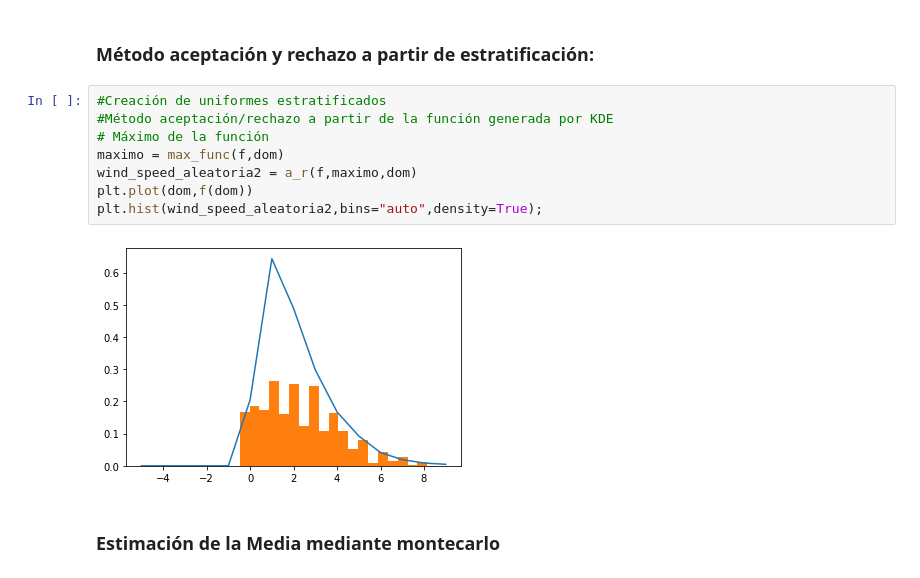
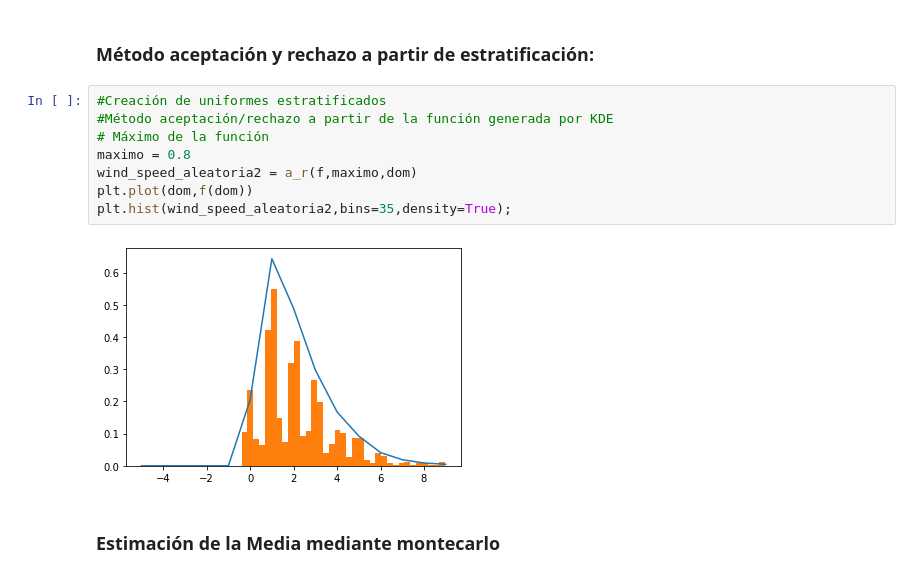
Before and after one commit to PintorOD1997/ProyectoConjunto_LandaverdeI_PintorD, a Jupyter notebook: ProyectoModulo1_OchoaD_MercadoI.ipynb, the cells around one changed output. Saved outputs shown, nothing was run; the diff lists cells and outputs as text.

```diff
--- a/ProyectoModulo1_OchoaD_MercadoI.ipynb
+++ b/ProyectoModulo1_OchoaD_MercadoI.ipynb
@@ -1387,13 +1427,13 @@ plt.hist(wind_speed_aleatoria1,bins = "auto",density=True);
 # %%
 #Creación de uniformes estratificados
 #Método aceptación/rechazo a partir de la función generada por KDE
 # Máximo de la función
-maximo = max_func(f,dom)
+maximo = 0.8
 wind_speed_aleatoria2 = a_r(f,maximo,dom)
 plt.plot(dom,f(dom))
-plt.hist(wind_speed_aleatoria2,bins="auto",density=True);
+plt.hist(wind_speed_aleatoria2,bins=35,density=True);
 # %% [output]
-[figure, old version]
+[figure, new version]
 # %% [markdown]
 ### Estimación de la Media mediante montecarlo
 # %%
```
Also changed, not shown: parts of 67 cells of this notebook.
